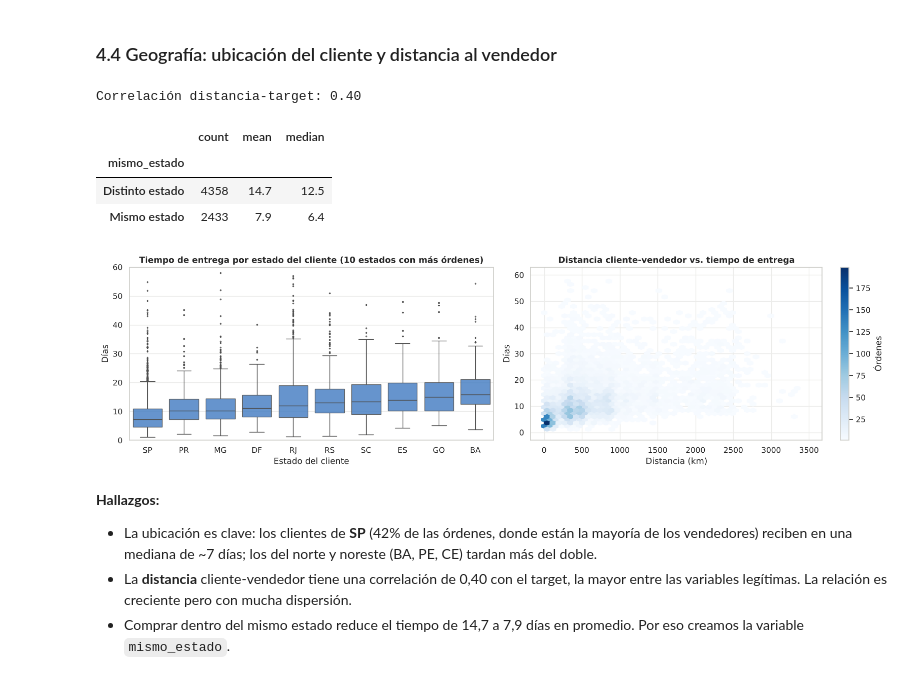
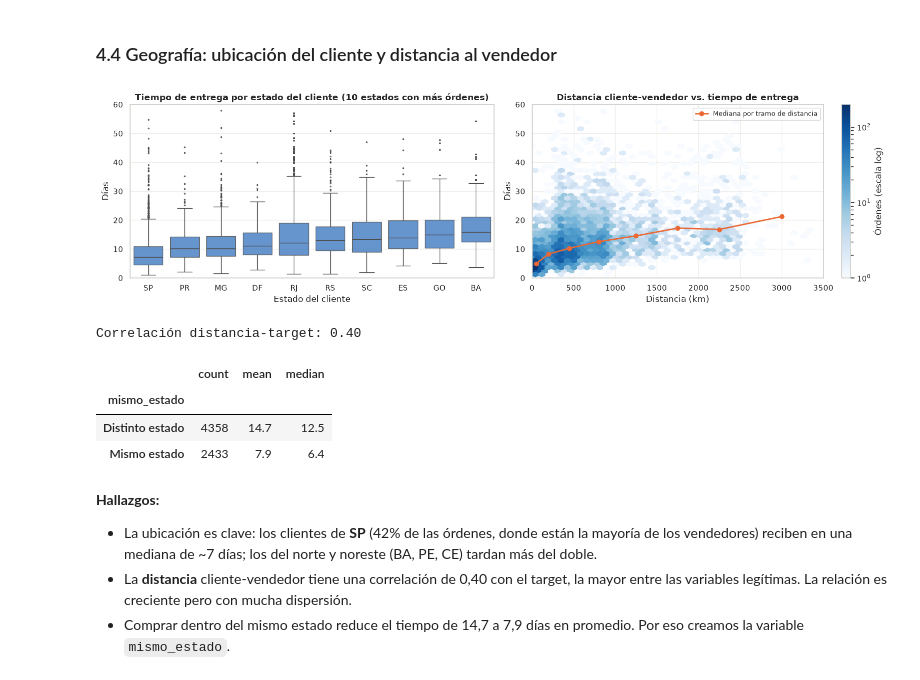
Before and after one commit to lautaromorales10/grupo4-tiempo-entrega, a Jupyter notebook: notebooks/Proyecto_Grupo4_Tiempo_Entrega.ipynb, the cells around one changed output. Cells and saved outputs as stored; diff of their text form; code cells hidden in the pictures.

```diff
--- a/notebooks/Proyecto_Grupo4_Tiempo_Entrega.ipynb
+++ b/notebooks/Proyecto_Grupo4_Tiempo_Entrega.ipynb
@@ -405,26 +406,35 @@ mensual.round(1).T
 # %% [markdown]
 ### 4.4 Geografía: ubicación del cliente y distancia al vendedor
 # %%
+from matplotlib.colors import LogNorm
+
 top_estados = df["customer_state"].value_counts().head(10).index
 orden = df[df["customer_state"].isin(top_estados)].groupby("customer_state")[TARGET].median().sort_values().index
 fig, ax = plt.subplots(1, 2, figsize=(16, 4.5))
 sns.boxplot(data=df[df["customer_state"].isin(top_estados)], x="customer_state", y=TARGET, order=orden, ax=ax[0],
             color=AZUL, fliersize=1.5, linewidth=1, boxprops=dict(alpha=0.8))
 ax[0].set(ylim=(0, 60), title="Tiempo de entrega por estado del cliente (10 estados con más órdenes)", xlabel="Estado del cliente", ylabel="Días")
-hb = ax[1].hexbin(eda["distancia_km"], eda[TARGET], gridsize=45, cmap="Blues", mincnt=1, extent=(0, 3500, 0, 60))
-ax[1].set(title="Distancia cliente-vendedor vs. tiempo de entrega", xlabel="Distancia (km)", ylabel="Días")
-fig.colorbar(hb, ax=ax[1], label="Órdenes")
+# Escala de color logarítmica: un solo hexágono (compras en la misma ciudad) concentra ~190 órdenes
+# y con escala lineal el resto se ve casi blanco
+hb = ax[1].hexbin(eda["distancia_km"], eda[TARGET], gridsize=45, cmap="Blues", mincnt=1, extent=(0, 3500, 0, 60), norm=LogNorm())
+tramos = pd.cut(eda["distancia_km"], [0, 100, 300, 600, 1000, 1500, 2000, 2500, 3500])
+mediana = eda.groupby(tramos, observed=True)[TARGET].median()
+ax[1].plot([(t.left + t.right) / 2 for t in mediana.index], mediana.values, color=NARANJO, marker="o", lw=2,
+           label="Mediana por tramo de distancia")
+ax[1].set(xlim=(0, 3500), ylim=(0, 60), title="Distancia cliente-vendedor vs. tiempo de entrega", xlabel="Distancia (km)", ylabel="Días")
+ax[1].legend(loc="upper right", fontsize=9)
+fig.colorbar(hb, ax=ax[1], label="Órdenes (escala log)")
 plt.tight_layout(); plt.show()
 print(f"Correlación distancia-target: {eda[['distancia_km', TARGET]].corr().iloc[0, 1]:.2f}")
 display(eda.groupby("mismo_estado")[TARGET].agg(["count", "mean", "median"]).round(1)
         .rename(index={0: "Distinto estado", 1: "Mismo estado"}))
 # %% [output]
+[figure, new version]
 Correlación distancia-target: 0.40
 |  | count | mean | median |
 | mismo_estado |  |  |  |
 | Distinto estado | 4358 | 14.7 | 12.5 |
 | Mismo estado | 2433 | 7.9 | 6.4 |
-[figure, old version]
 # %% [markdown]
 **Hallazgos:**
 - La ubicación es clave: los clientes de **SP** (42% de las órdenes, donde están la mayoría de los vendedores) reciben en una mediana de ~7 días; los del norte y noreste (BA, PE, CE) tardan más del doble.
```
Also changed, not shown: parts of 24 cells of this notebook.
